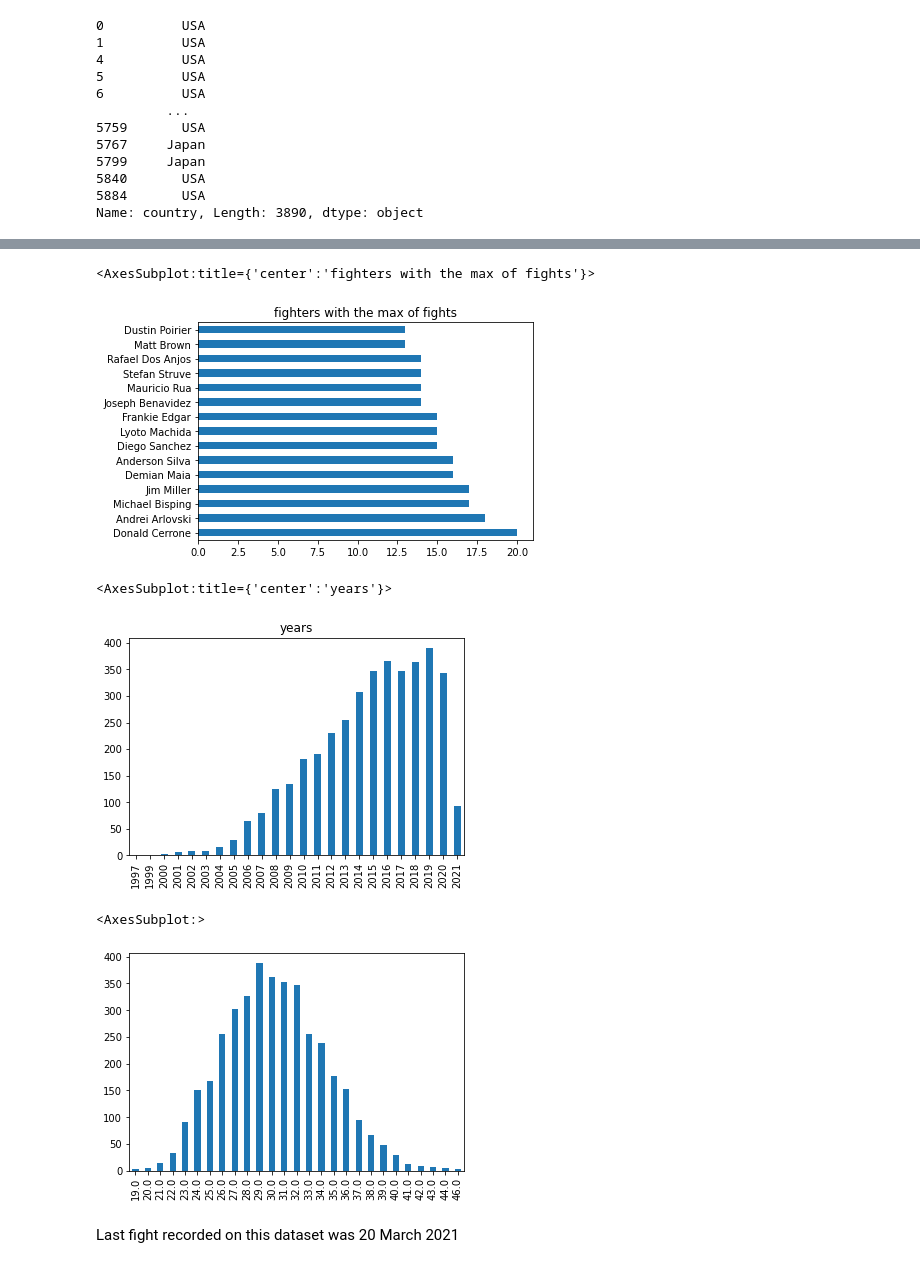
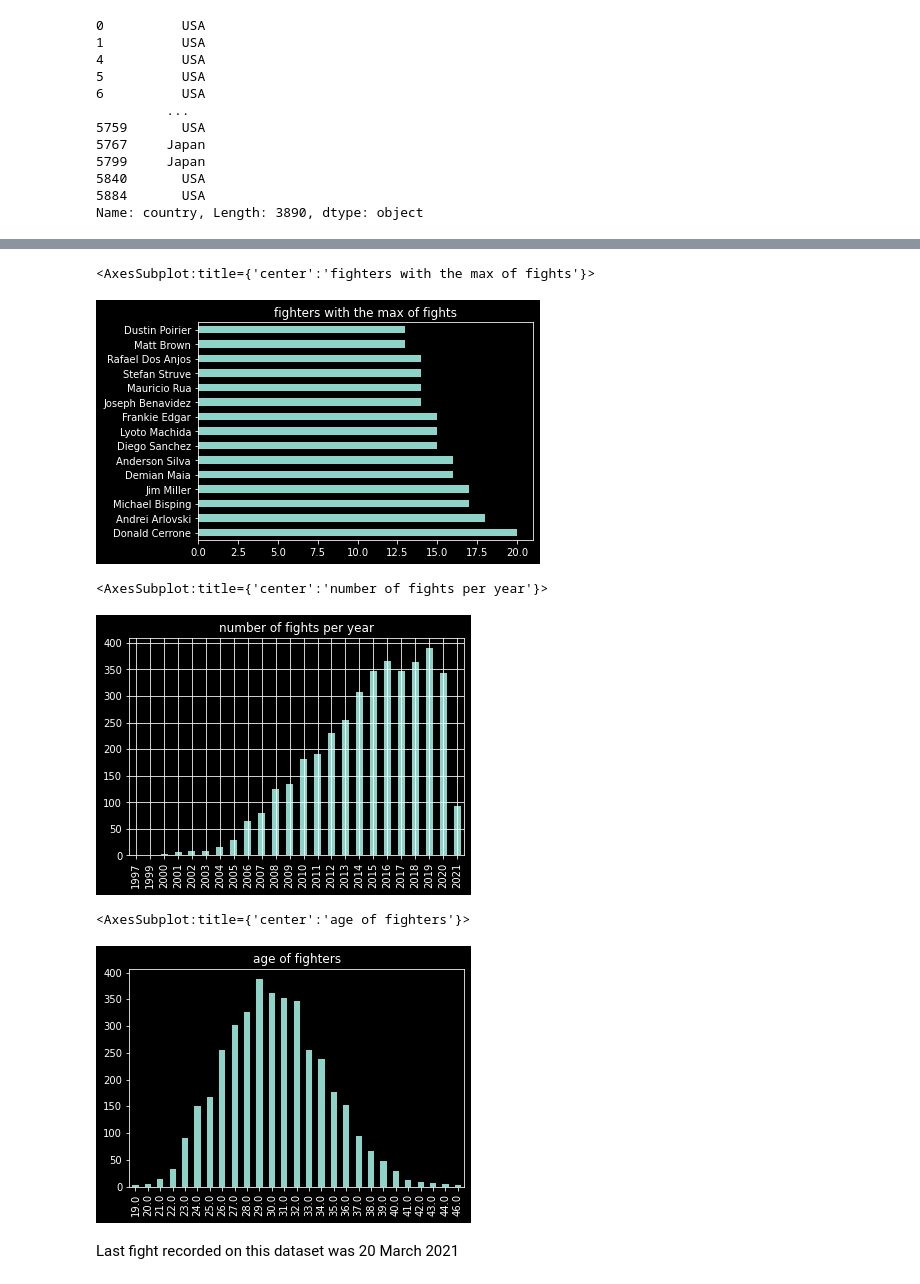
Before and after one commit to Kruzhilkin/the_winning_fighter, a Jupyter notebook: UFC EDA.ipynb, the cells around one changed output, grey strips where cells are left out. Drawn from its saved outputs; the diff is of its cells as text; code cells hidden in the pictures.

```diff
--- a/UFC EDA.ipynb
+++ b/UFC EDA.ipynb
@@ -15,3 +20,7 @@ import pandas as pd
+# %%
+#dark mode for plots
+import matplotlib.pyplot as plt
+plt.style.use('dark_background')
 # %% [markdown]
 For Google drive
 # %%
@@ -145,21 +165,23 @@ data['fighters'] = pd.concat([data['R_fighter'], data['B_fighter']], ignore_inde
 data['fighters'].value_counts().head(15).plot(kind='barh', title='fighters with the max of fights')
 # %% [output]
 <AxesSubplot:title={'center':'fighters with the max of fights'}>
-[figure, old version]
+[figure, new version]
 # %%
 data['year'] = data['date'].apply(lambda x : x.split('-')[0])
 # %%
-data['year'].value_counts().sort_index().plot(kind='bar', title='years')
+data['year'].value_counts().sort_index().plot(kind='bar',
+                                                grid=True,
+                                                title='number of fights per year')
 # %% [output]
-<AxesSubplot:title={'center':'years'}>
+<AxesSubplot:title={'center':'number of fights per year'}>
-[figure, old version]
+[figure, new version]
 # %%
 data['age'] = pd.concat([data['R_age'], data['B_age']], ignore_index=True)
 data['age'].astype(int)
-data['age'].value_counts().sort_index().plot(kind='bar')
+data['age'].value_counts().sort_index().plot(kind='bar', title='age of fighters')
 # %% [output]
-<AxesSubplot:>
+<AxesSubplot:title={'center':'age of fighters'}>
-[figure, old version]
+[figure, new version]
 # %% [markdown]
 Last fight recorded on this dataset was 20 March 2021
 # %%
```
Also changed, not shown: parts of 8 cells of this notebook.
